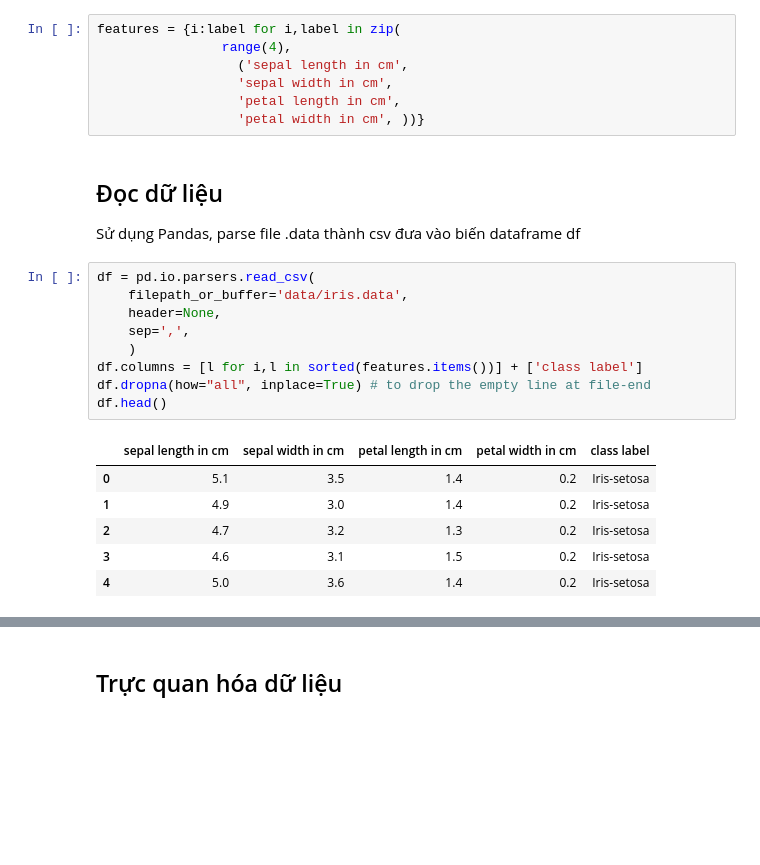
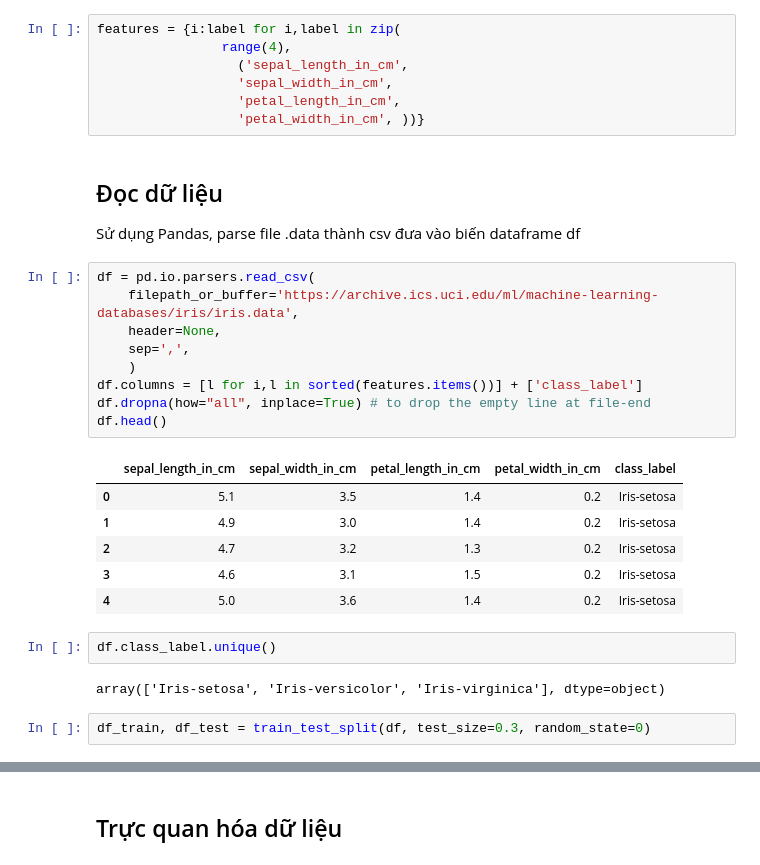
Before and after one commit to cq2018-pttkdlnb-1823/iris-lda, a Jupyter notebook: notebook.ipynb, the cells around one changed output, grey strips where cells are left out. Cells and saved outputs as stored; diff of their text form; blank space fills up the shorter version.

```diff
--- a/notebook.ipynb
+++ b/notebook.ipynb
@@ -15,27 +16,33 @@ from sklearn.discriminant_analysis import LinearDiscriminantAnalysis as LDA
 # %%
 features = {i:label for i,label in zip(
                 range(4),
-                  ('sepal length in cm',
-                  'sepal width in cm',
-                  'petal length in cm',
-                  'petal width in cm', ))}
+                  ('sepal_length_in_cm',
+                  'sepal_width_in_cm',
+                  'petal_length_in_cm',
+                  'petal_width_in_cm', ))}
 # %% [markdown]
 ## Đọc dữ liệu
 
 Sử dụng Pandas, parse file .data thành csv đưa vào biến dataframe df
 # %%
 df = pd.io.parsers.read_csv(
-    filepath_or_buffer='data/iris.data',
+    filepath_or_buffer='https://archive.ics.uci.edu/ml/machine-learning-databases/iris/iris.data',
     header=None,
     sep=',',
     )
-df.columns = [l for i,l in sorted(features.items())] + ['class label']
+df.columns = [l for i,l in sorted(features.items())] + ['class_label']
 df.dropna(how="all", inplace=True) # to drop the empty line at file-end
 df.head()
 # %% [output]
-|  | sepal length in cm | sepal width in cm | petal length in cm | petal width in cm | class label |
+|  | sepal_length_in_cm | sepal_width_in_cm | petal_length_in_cm | petal_width_in_cm | class_label |
 | 0 | 5.1 | 3.5 | 1.4 | 0.2 | Iris-setosa |
 | 1 | 4.9 | 3.0 | 1.4 | 0.2 | Iris-setosa |
 | 2 | 4.7 | 3.2 | 1.3 | 0.2 | Iris-setosa |
 | 3 | 4.6 | 3.1 | 1.5 | 0.2 | Iris-setosa |
 | 4 | 5.0 | 3.6 | 1.4 | 0.2 | Iris-setosa |
+# %%
+df.class_label.unique()
+# %% [output]
+array(['Iris-setosa', 'Iris-versicolor', 'Iris-virginica'], dtype=object)
+# %%
+df_train, df_test = train_test_split(df, test_size=0.3, random_state=0)
```
Also changed, not shown: parts of 27 cells of this notebook, 2 other files.
